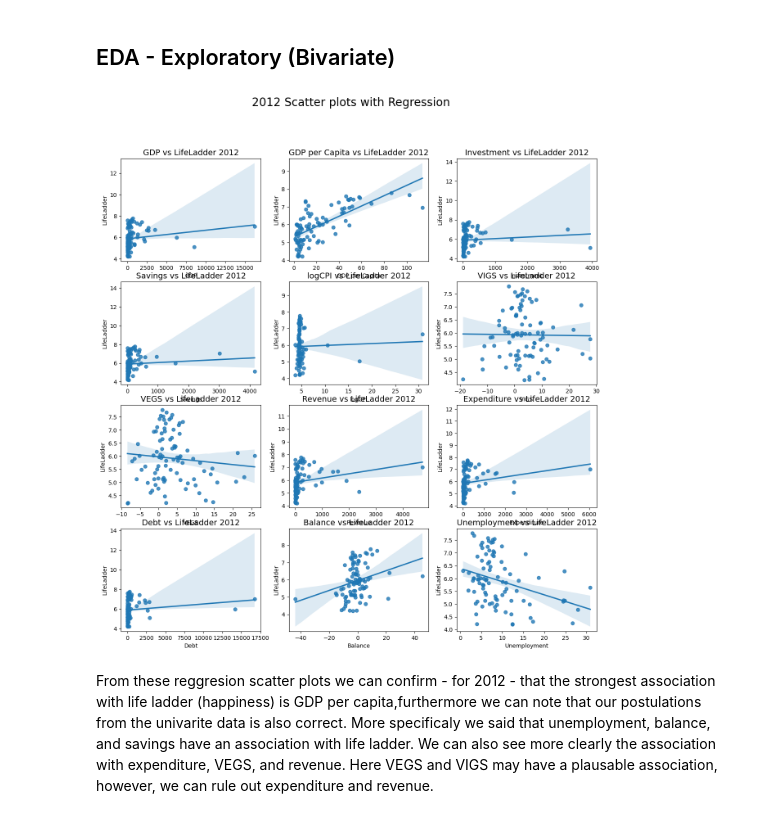
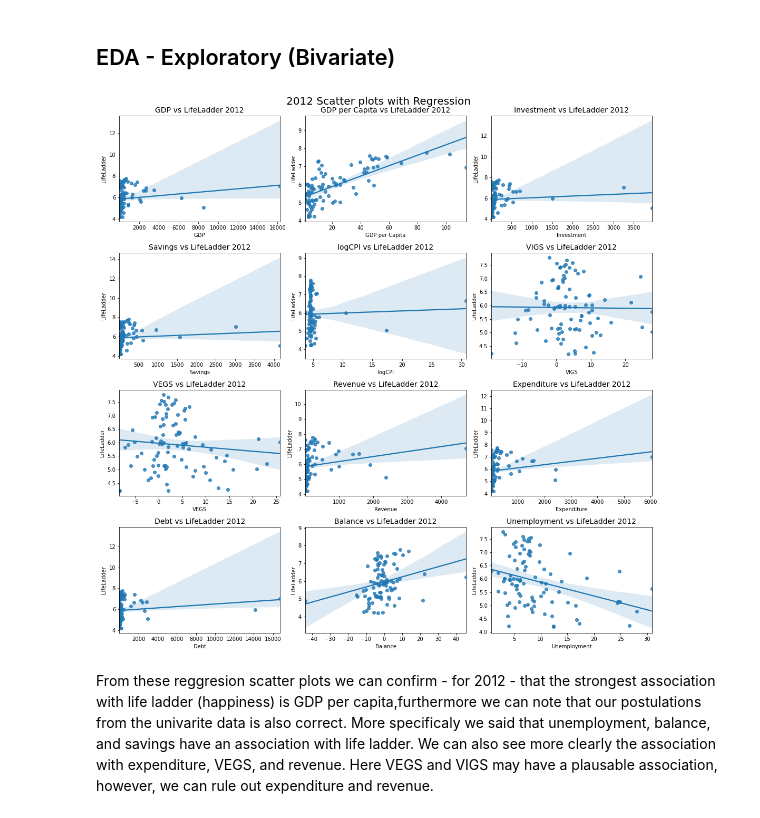
Before and after one commit to cskang3627/happiness, a Jupyter notebook: FinalProjectGroup_Sp23_The_Group.ipynb, the cells around one changed output. Cells and saved outputs as stored; diff of their text form; code cells hidden in the pictures.

```diff
--- a/FinalProjectGroup_Sp23_The_Group.ipynb
+++ b/FinalProjectGroup_Sp23_The_Group.ipynb
@@ -726,34 +730,36 @@ plt.title('logCPI vs LifeLadder 2012', fontsize=14)
 plt.subplot(4, 3, 6)
 sns.regplot(data=data_2012_ranked, x='VIGS', y='LifeLadder')
 plt.title('VIGS vs LifeLadder 2012', fontsize=14)
 
 plt.subplot(4, 3, 7)
 sns.regplot(data=data_2012_ranked, x='VEGS', y='LifeLadder')
 plt.title('VEGS vs LifeLadder 2012', fontsize=14)
 
 plt.subplot(4, 3, 8)
 sns.regplot(data=data_2012_ranked, x='Revenue', y='LifeLadder')
 plt.title('Revenue vs LifeLadder 2012', fontsize=14)
 
 plt.subplot(4, 3, 9)
 sns.regplot(data=data_2012_ranked, x='Expenditure', y='LifeLadder')
 plt.title('Expenditure vs LifeLadder 2012', fontsize=14)
 
 plt.subplot(4, 3, 10)
 sns.regplot(data=data_2012_ranked, x='Debt', y='LifeLadder')
 plt.title('Debt vs LifeLadder 2012', fontsize=14)
 
 plt.subplot(4, 3, 11)
 sns.regplot(data=data_2012_ranked, x='Balance', y='LifeLadder')
 plt.title('Balance vs LifeLadder 2012', fontsize=14)
 
 plt.subplot(4, 3, 12)
 sns.regplot(data=data_2012_ranked, x='Unemployment', y='LifeLadder')
 plt.title('Unemployment vs LifeLadder 2012', fontsize=14)
 
+plt.tight_layout()
+
 plt.show()
 # %% [output]
-[figure, old version]
+[figure, new version]
 # %% [markdown]
 From these reggresion scatter plots we can confirm - for 2012 - that the strongest association with life ladder (happiness) is GDP per capita,furthermore we can note that our postulations from the univarite data is also correct. More specificaly we said that unemployment, balance, and savings have an  association with life ladder. We can also see more clearly the association with expenditure, VEGS, and revenue. Here VEGS and VIGS may have a plausable association, however, we can rule out expenditure and revenue.
 # %% [markdown]
```
Also changed, not shown: parts of 22 cells of this notebook.
